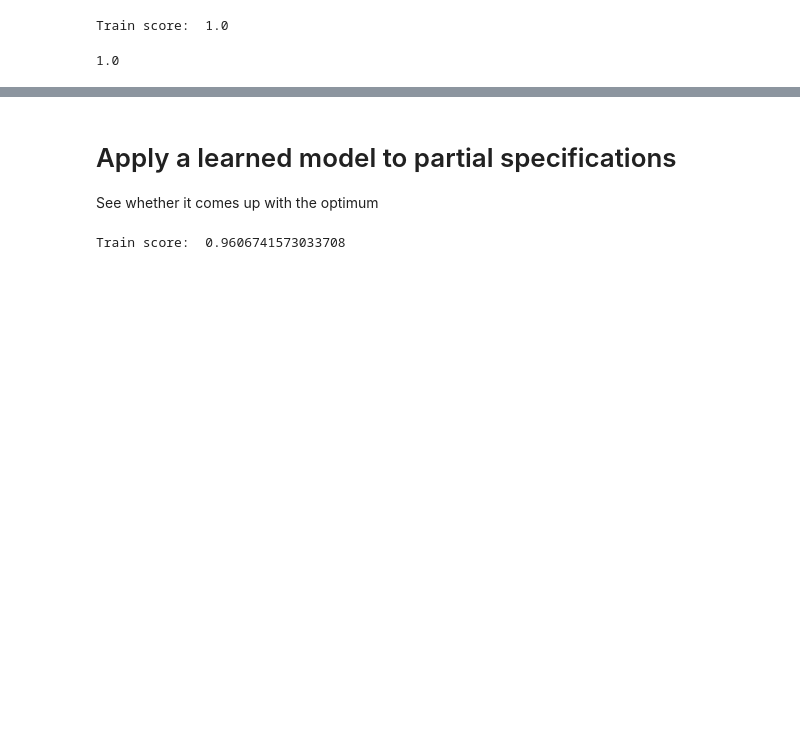
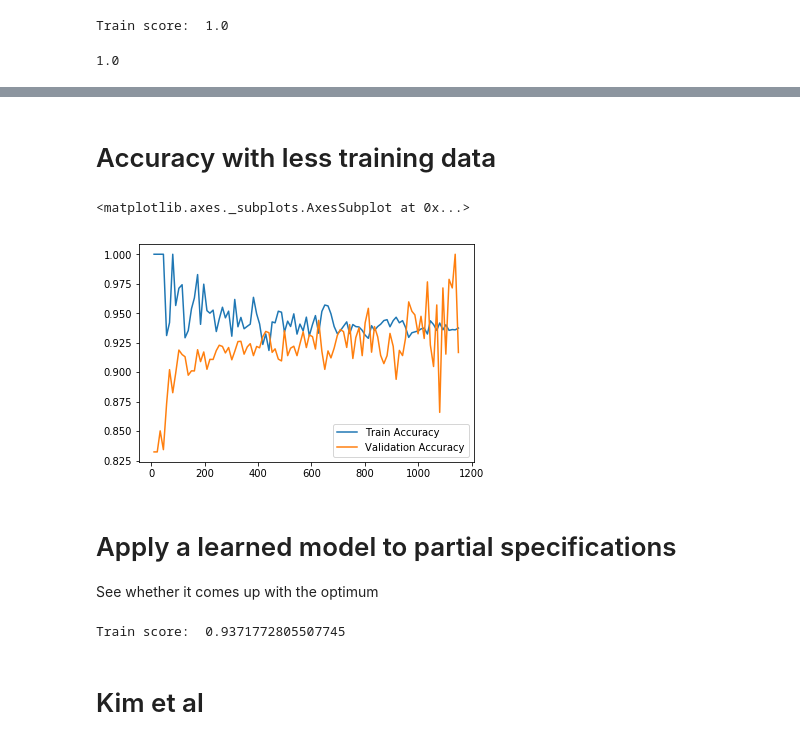
Before and after one commit to uwdata/draco, a Jupyter notebook: notebooks/Learning Experiment.ipynb, the cells around one changed output, grey strips where cells are left out. Saved outputs shown, nothing was run; the diff lists cells and outputs as text; code cells hidden in the pictures; blank space fills up the shorter version.

```diff
--- a/notebooks/Learning Experiment.ipynb
+++ b/notebooks/Learning Experiment.ipynb
@@ -65,3 +65,25 @@ Dev score:  0.9567567567567568
+# %% [markdown]
+# Accuracy with less training data
+# %%
+df = pd.DataFrame(columns=['Train Accuracy', 'Validation Accuracy'])
+
+for size in range(1, 100):
+    test_size = 1.0 * size/100
+    X_train, X_test = train_test_split(X, test_size=test_size)
+
+    clf = linear.train_model(X_train, test_size=0, quiet=True)
+
+    df = df.append(pd.DataFrame({
+        'Train Accuracy': clf.score(X_train, np.ones(len(X_train))),
+        'Validation Accuracy': clf.score(X_test, np.ones(len(X_test)))
+    }, index=[len(X_train)]))
+
+df
+
+df.plot()
+# %% [output]
+<matplotlib.axes._subplots.AxesSubplot at 0x...>
+[figure, added]
 # %% [markdown]
 # Apply a learned model to partial specifications
 
@@ -69,12 +91,14 @@ See whether it comes up with the optimum
 # %%
 clf = linear.train_model(X, test_size=0)
 # %% [output]
-Train score:  0.9606741573033708
+Train score:  0.9371772805507745
 # %%
 weights = clf.coef_[0]
 names = X.columns
 
 const_dict = dict(zip(map(lambda x: f'{x}_weight', names), map(int, weights*1000)))
+# %% [markdown]
+# Kim et al
 # %%
 def to_name(spec):
     enc = spec['encoding']
```
Also changed, not shown: parts of 13 cells of this notebook, 22 other files.
